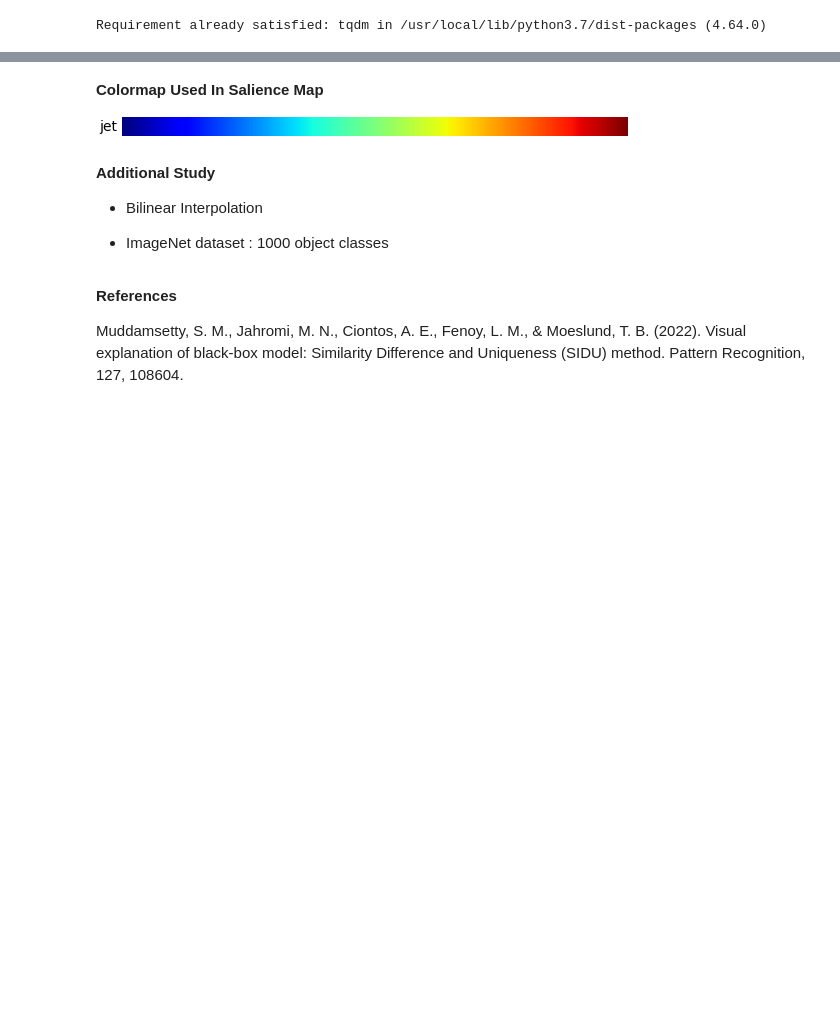
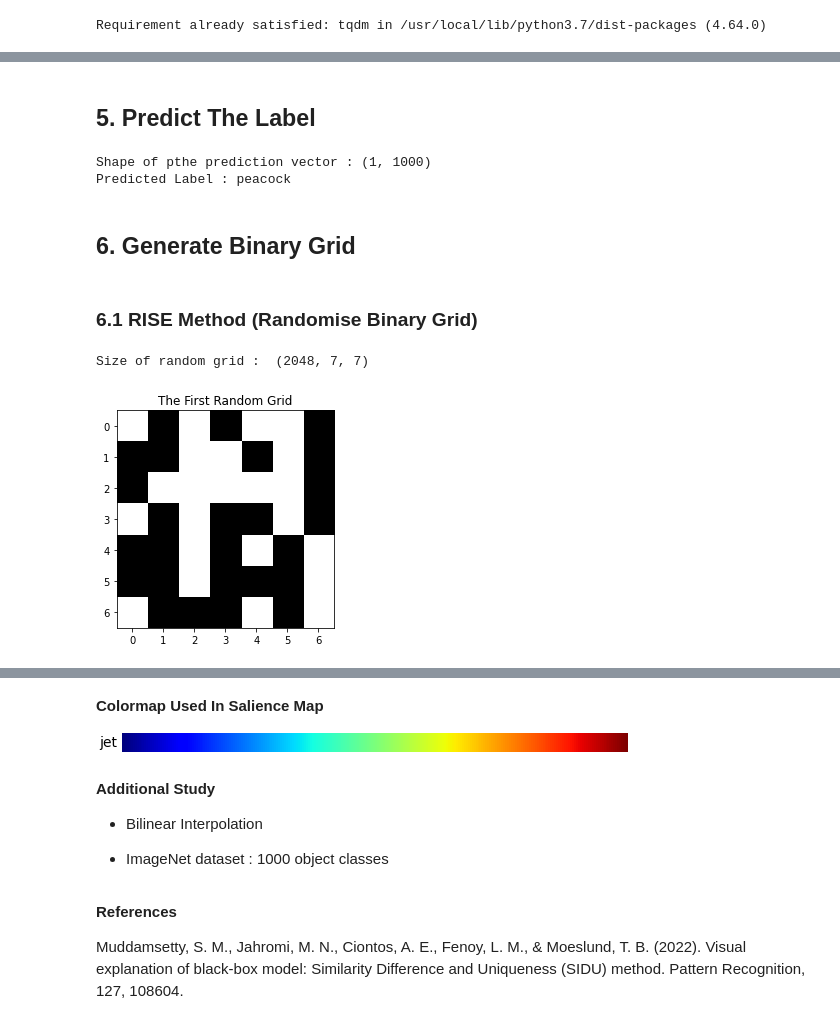
Before and after one commit to deshanchathusanka/abuses-biases-blessing-of-data, a Jupyter notebook: local-blackbox-algorithm/SIDU.ipynb, the cells around one changed output, grey strips where cells are left out. Saved outputs shown, nothing was run; the diff lists cells and outputs as text; code cells hidden in the pictures; blank space fills up the shorter version.

Commit message:
Integrate RISE Method and Compare

```diff
--- a/local-blackbox-algorithm/SIDU.ipynb
+++ b/local-blackbox-algorithm/SIDU.ipynb
@@ -63,0 +97,35 @@ def generate_masks_conv_output(input_size, last_conv_output, s= 8):
+# %% [markdown]
+<h2>5. Predict The Label </h2>
+# %%
+def class_name(idx):
+  """extract class name from id"""
+  return decode_predictions(np.eye(1, 1000, idx))[0][0][1]
+
+predictions = f_restnet(processed_image)
+predicted_label = np.argmax(a = predictions, axis = 1)[0]
+print(f'Shape of pthe prediction vector : {predictions.shape}')
+print(f'Predicted Label : {class_name(predicted_label)}')
+# %% [output]
+Shape of pthe prediction vector : (1, 1000)
+Predicted Label : peacock
+# %% [markdown]
+<h2>6. Generate Binary Grid</h2>
+# %% [markdown]
+<h3>6.1 RISE Method (Randomise Binary Grid)</h3>
+# %%
+N = 2048 #### Number of masks
+s = 7   #### shape of the grid
+
+########## Create N grids of size s x s containing random 0's and 1's with equal proability ################
+binary_grid_rise = np.random.randint(low = 2, size = (N, s, s)) # Generate numbers between [0, low) ::: (2048, 8, 8)
+binary_grid_rise = binary_grid_rise.astype('float32') ## cast to float data type
+print("Size of random grid : ",binary_grid_rise.shape)
+
+######### View the first grid #############
+plt.gray()
+plt.title(label = 'The First Random Grid')
+plt.imshow((binary_grid_rise[0]))
+plt.show()
+# %% [output]
+Size of random grid :  (2048, 7, 7)
+[figure, added]
```
Also changed, not shown: parts of 35 cells of this notebook.
